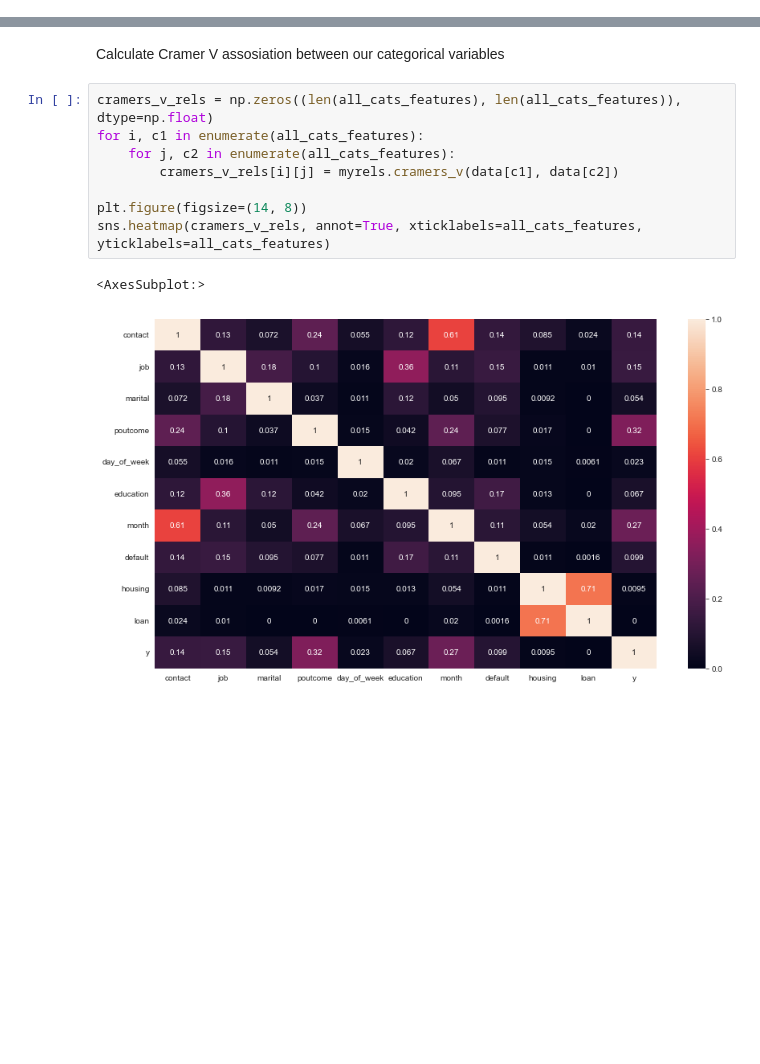
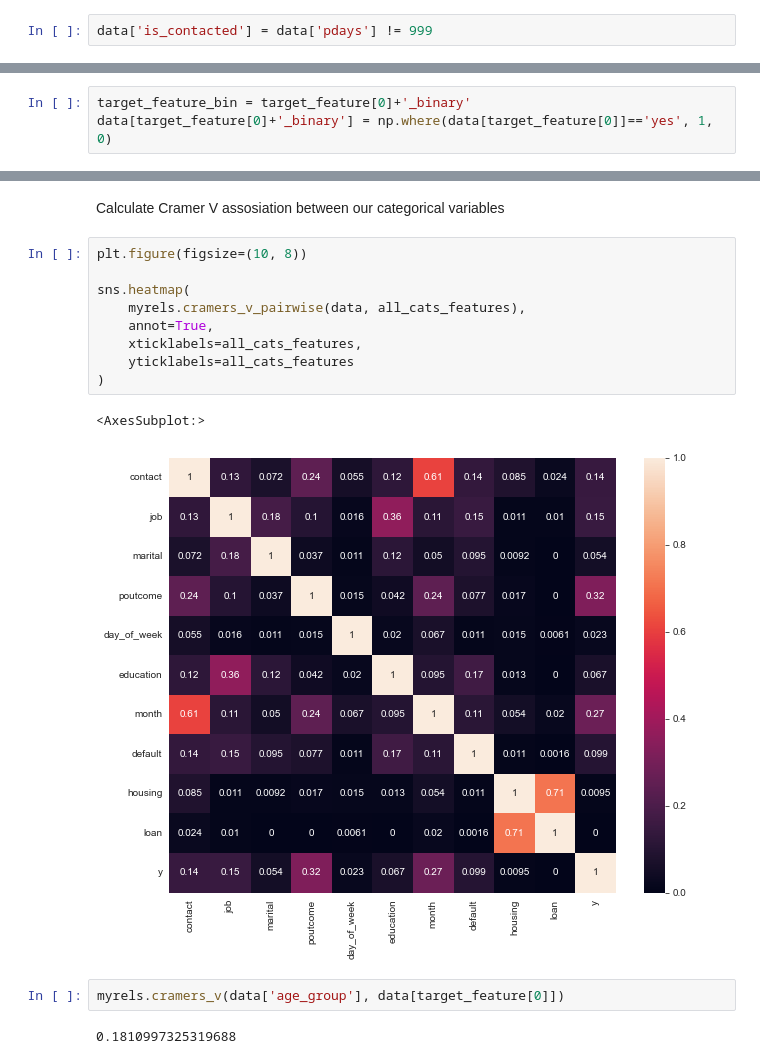
Before and after one commit to sivikt/dstrials, a Jupyter notebook: DSMP#1/2_eda/homework.ipynb, the cells around one changed output, grey strips where cells are left out. Cells and saved outputs as stored; diff of their text form; blank space fills up the shorter version.

Commit message:
more plots

```diff
--- a/DSMP#1/2_eda/homework.ipynb
+++ b/DSMP#1/2_eda/homework.ipynb
@@ -329,0 +332,2 @@ data['age_group'] = data.filter(regex="age_.*\d\ds", axis=1).apply(lambda r: r[r
+# %%
+data['is_contacted'] = data['pdays'] != 999
@@ -330,3 +336,6 @@ data['age_group'] = data.filter(regex="age_.*\d\ds", axis=1).apply(lambda r: r[r
+# %%
+target_feature_bin = target_feature[0]+'_binary'
+data[target_feature[0]+'_binary'] = np.where(data[target_feature[0]]=='yes', 1, 0)
 # %% [markdown]
 Consider features in pairs grouping data by target value
 # %%
@@ -383,14 +395,19 @@ sns.heatmap(data[numeric_consider_features].corr(method='spearman'), annot=True)
 [figure]
 # %% [markdown]
 Calculate Cramer V assosiation between our categorical variables
-# %%
-cramers_v_rels = np.zeros((len(all_cats_features), len(all_cats_features)), dtype=np.float)
-for i, c1 in enumerate(all_cats_features):
-    for j, c2 in enumerate(all_cats_features):
-        cramers_v_rels[i][j] = myrels.cramers_v(data[c1], data[c2])
-
-plt.figure(figsize=(14, 8))
-sns.heatmap(cramers_v_rels, annot=True, xticklabels=all_cats_features, yticklabels=all_cats_features)
-# %% [output]
-<AxesSubplot:>
-[figure, removed]
+# %%
+plt.figure(figsize=(10, 8))
+
+sns.heatmap(
+    myrels.cramers_v_pairwise(data, all_cats_features),
+    annot=True,
+    xticklabels=all_cats_features,
+    yticklabels=all_cats_features
+)
+# %% [output]
+<AxesSubplot:>
+[figure, added]
+# %%
+myrels.cramers_v(data['age_group'], data[target_feature[0]])
+# %% [output]
+0.1810997325319688
```
Also changed, not shown: parts of 16 cells of this notebook, 2 other files.
